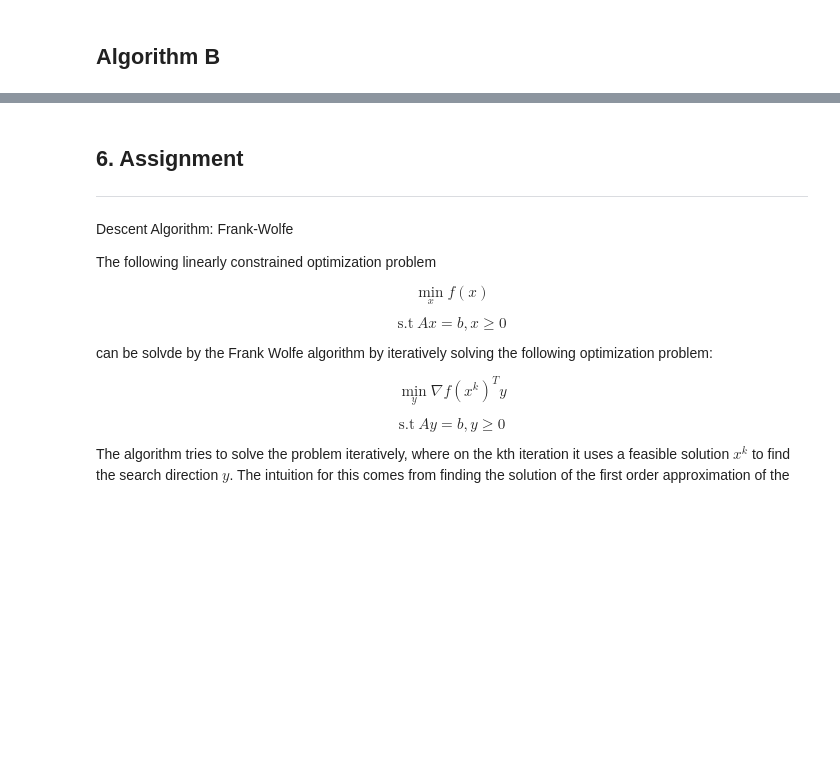
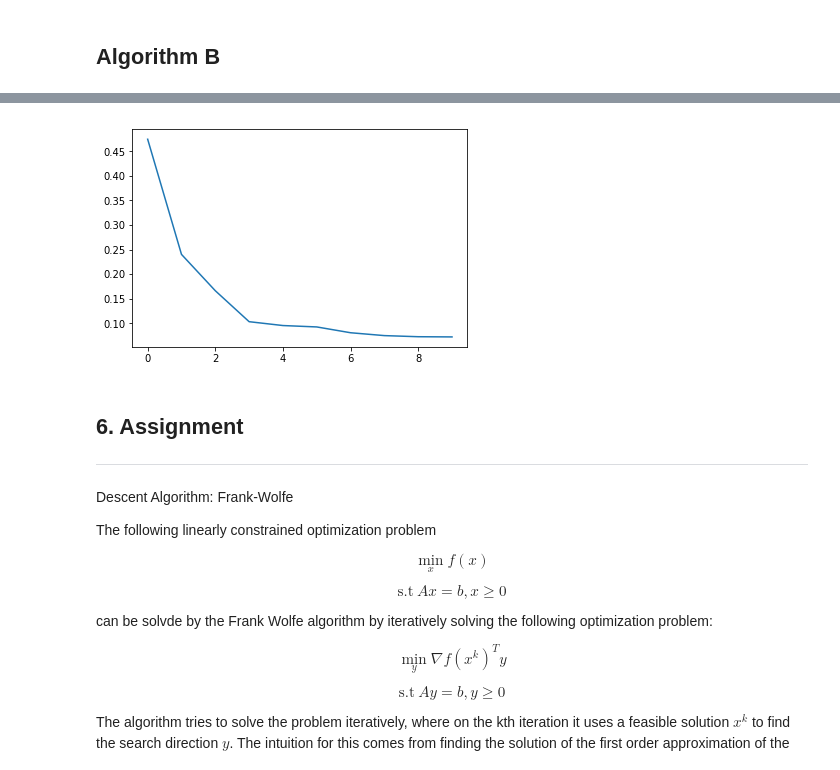
Before and after one commit to TheoCabannes/Traffic_network_framework, a Jupyter notebook: STA.ipynb, the cells around one changed output, grey strips where cells are left out. Drawn from its saved outputs; the diff is of its cells as text; code cells hidden in the pictures; blank space fills up the shorter version.

```diff
--- a/STA.ipynb
+++ b/STA.ipynb
@@ -457,3 +503,4 @@ plt.show()
 # %%
+flow, cost = flow_cost_solution(network)
 print([np.linalg.norm(f-flow)/np.linalg.norm(flow) for f in fs][-1])
 # %% [output]
@@ -460,0 +561,8 @@ print([np.linalg.norm(f-flow)/np.linalg.norm(flow) for f in fs][-1])
+# %%
+def path_time(path, tt, graph):
+    # Travel time on a path
+    time = 0
+    for i in range(1, len(path)):
+        link_id = graph[path[i-1]][path[i]]
+        time += tt[link_id]
+    return time
@@ -460,0 +631,31 @@ print([np.linalg.norm(f-flow)/np.linalg.norm(flow) for f in fs][-1])
+# %%
+fs = []
+k = 0
+flow, cost = flow_cost_solution(network)
+while k < 10: # and not stopping_cond(od_path, tt, graph):
+    for (o,d) in net_demand.keys():
+        paths = od_path[(o,d)]
+
+        tts = [[path, path_time(path, tt, graph)] for [path, perc] in paths]
+        tts_in_graph = [[path, path_time(path, tt, graph)] for path in graph_paths[(o,d)]]
+        max_path = max(tts, key=lambda a:a[1]) # max path from o to d with flow
+        min_path = [min(tts_in_graph, key=lambda a:a[1])[0], 0] # min path from o to do in graph
+        max_path_index, min_path_index = None, len(paths)-1
+        od_path[(o,d)].append(min_path)
+        i = 0
+        for [path, perc] in paths:
+            if path == max_path[0]:
+                max_path_index = i
+                break
+            i += 1
+
+        # Move some alpha of max path flow to min path
+        cost = lambda a: move_flow_1_to_2(a, max_path_index, min_path_index, o, d, graph, copy.deepcopy(od_path), net_demand, nb_links, tt_func)
+        alpha = line_search(cost)
+        #print(alpha, end=" ")
+        move_flow_1_to_2(alpha, max_path_index, min_path_index, o, d, graph, od_path, net_demand, nb_links, tt_func)
+        f = flow_vector(graph, od_path, net_demand, nb_links)
+        tt = tt_func(f)
+    print("f loss: ", str(np.linalg.norm(f-flow)/np.linalg.norm(flow)))
+    k+=1
+    fs.append(f)
@@ -461,3 +673,10 @@ print([np.linalg.norm(f-flow)/np.linalg.norm(flow) for f in fs][-1])
+# %%
+flow, cost = flow_cost_solution(network)
+plt.figure()
+plt.plot([np.linalg.norm(f-flow)/np.linalg.norm(flow) for f in fs])
+plt.show()
+# %% [output]
+[figure, added]
 # %% [markdown]
 ## 6. Assignment <a id="assignment"></a>
 ***
```
Also changed, not shown: parts of 19 cells of this notebook, 1 other file.
